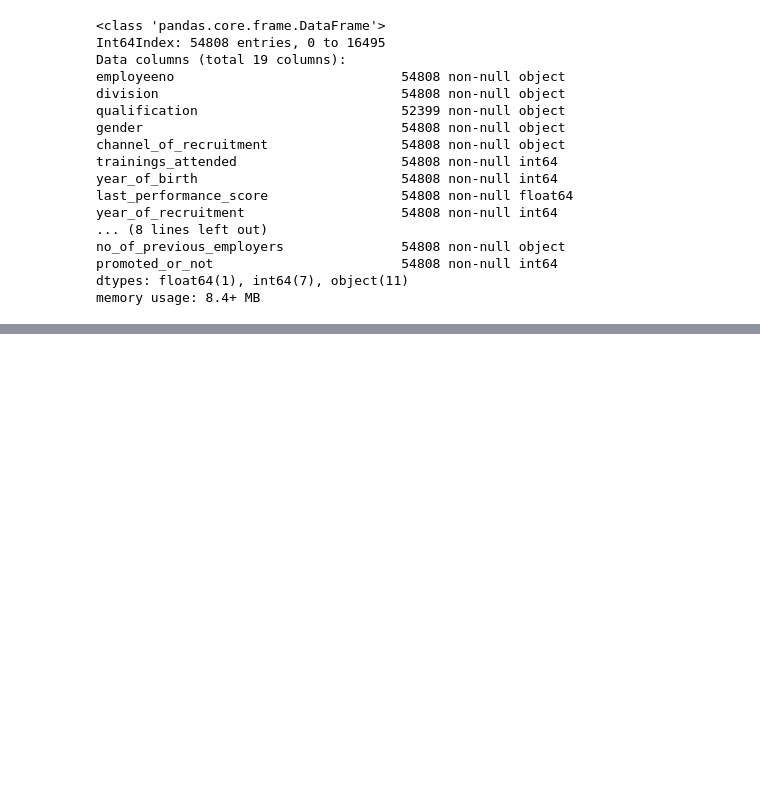
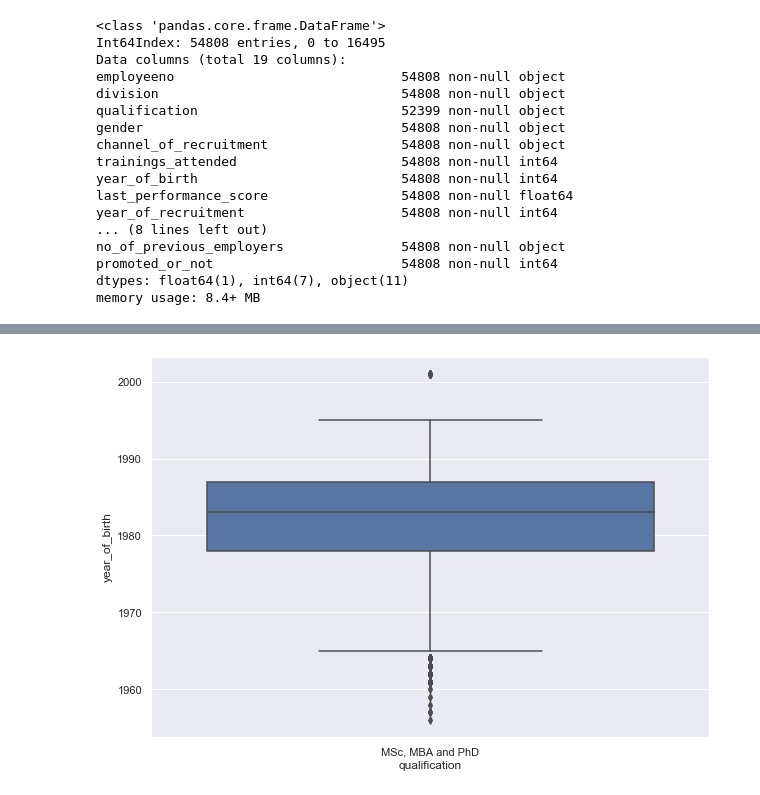
Before and after one commit to Xx1235/DSN-Staff-Promotion-Algorithm, a Jupyter notebook: dsn_yakubu.ipynb, the cells around one changed output, grey strips where cells are left out. Saved outputs shown, nothing was run; the diff lists cells and outputs as text; code cells hidden in the pictures; blank space fills up the shorter version.

```diff
--- a/dsn_yakubu.ipynb
+++ b/dsn_yakubu.ipynb
@@ -166,0 +184,6 @@ array(['MSc, MBA and PhD', 'First Degree or HND', nan,
+# %%
+msc = df.where(df.qualification =='MSc, MBA and PhD').dropna(how = 'all')
+# %%
+ax = sns.boxplot(x="qualification", y="year_of_birth", data=msc)
+# %% [output]
+[figure, added]
```
Also changed, not shown: parts of 28 cells of this notebook.
